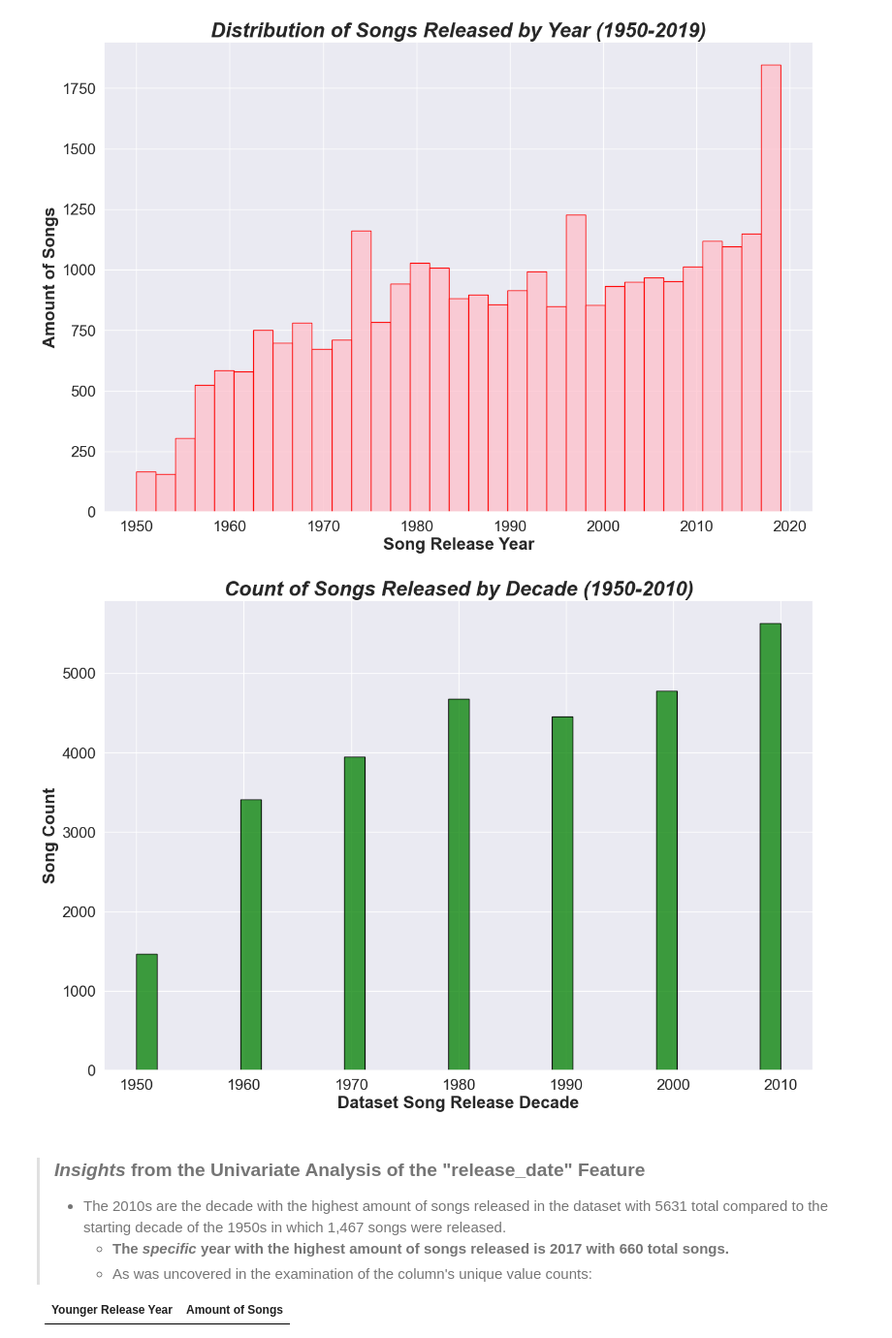
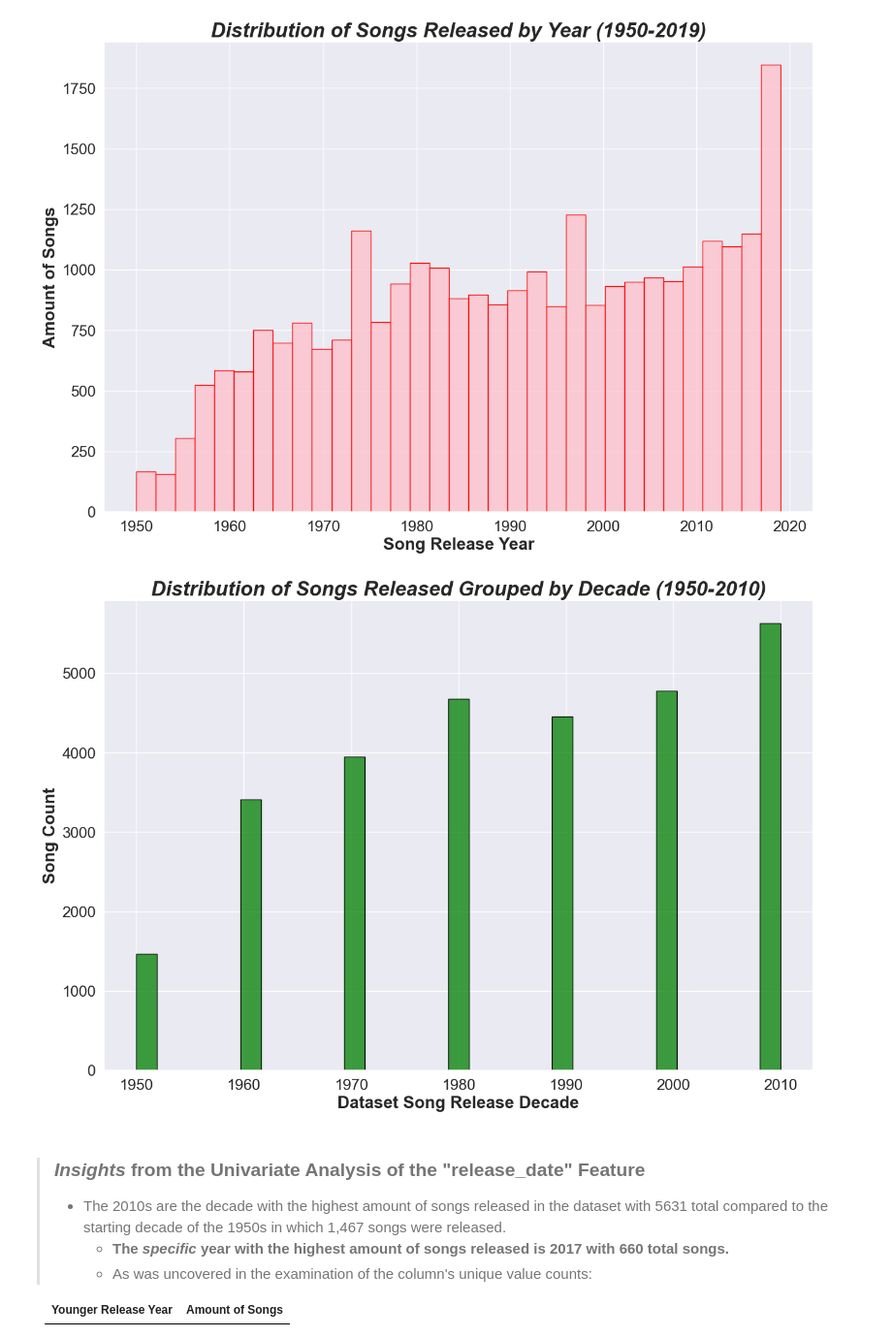
Before and after one commit to thetechleila/Music-Recommendation-Algorithm, a Jupyter notebook: EDA_music.ipynb, the cells around one changed output. Shown at 97% size. Cells and saved outputs as stored; diff of their text form; code cells hidden in the pictures.

```diff
--- a/EDA_music.ipynb
+++ b/EDA_music.ipynb
@@ -181,16 +181,18 @@ plt.show()
 # %%
 #Visualization the count of songs, grouped by decade specifically
 
 plt.figure(figsize=(15, 10))
+
+sns.set(style="darkgrid")
 sns.histplot(data = release_count_dec, color="green", edgecolor ='black').set(title='width = 1')
-sns.set(style="darkgrid")
-plt.title("Count of Songs Released by Decade (1950-2010)", fontsize=24, weight='bold', style='italic')
+
+plt.title("Distribution of Songs Released Grouped by Decade (1950-2010)", fontsize=24, weight='bold', style='italic')
 plt.xlabel("Dataset Song Release Decade", fontsize=20, weight='bold')
 plt.ylabel("Song Count", fontsize=20, weight='bold')
 plt.tick_params(axis='both', which='major', labelsize=18)
 plt.show()
 # %% [output]
-[figure, old version]
+[figure, new version]
 # %% [markdown]
 
 
```
Also changed, not shown: parts of 5 cells of this notebook, 6 other files.
